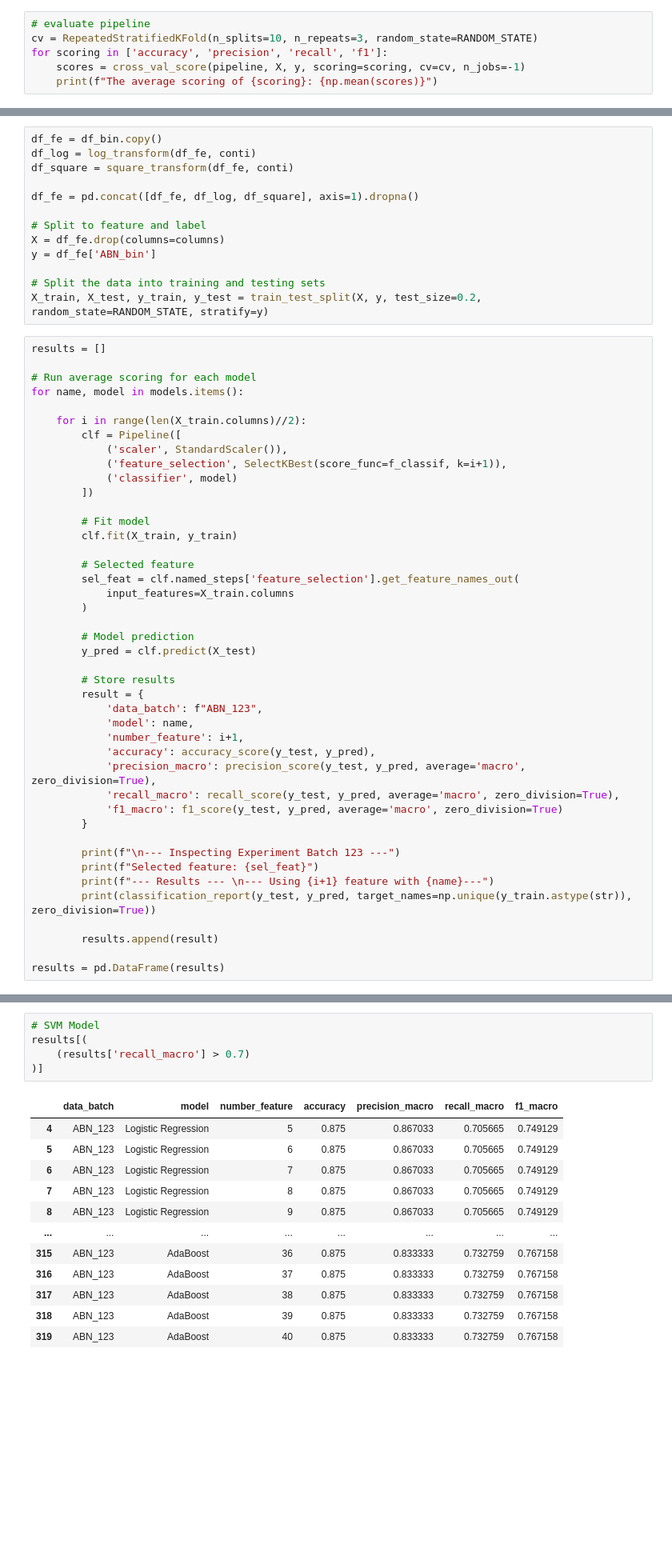
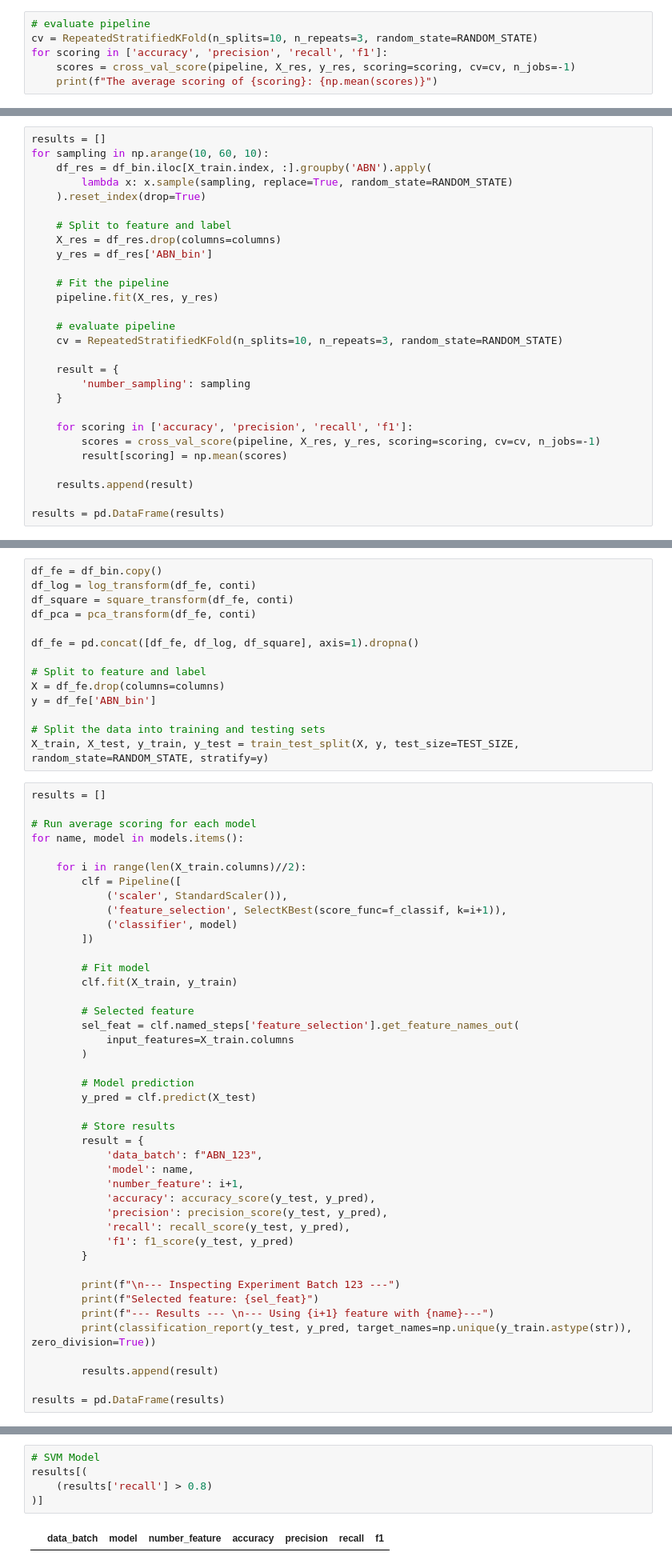
Before and after one commit to isaacebi/Aquaculture-Intelligence, a Jupyter notebook: notebooks/000-Abnormal_Detection_Tabular.ipynb, the cells around one changed output, grey strips where cells are left out. Shown at 80% size. Saved outputs shown, nothing was run; the diff lists cells and outputs as text; blank space fills up the shorter version.

```diff
--- a/notebooks/000-Abnormal_Detection_Tabular.ipynb
+++ b/notebooks/000-Abnormal_Detection_Tabular.ipynb
@@ -1110,6 +1273,6 @@ weighted avg       0.84      0.69      0.72       108
 # evaluate pipeline
 cv = RepeatedStratifiedKFold(n_splits=10, n_repeats=3, random_state=RANDOM_STATE)
 for scoring in ['accuracy', 'precision', 'recall', 'f1']:
-    scores = cross_val_score(pipeline, X, y, scoring=scoring, cv=cv, n_jobs=-1)
+    scores = cross_val_score(pipeline, X_res, y_res, scoring=scoring, cv=cv, n_jobs=-1)
     print(f"The average scoring of {scoring}: {np.mean(scores)}")
 # %% [output]
@@ -1119,0 +1283,28 @@ The average scoring of f1: 0.6315309472662415
+# %%
+results = []
+for sampling in np.arange(10, 60, 10):
+    df_res = df_bin.iloc[X_train.index, :].groupby('ABN').apply(
+        lambda x: x.sample(sampling, replace=True, random_state=RANDOM_STATE)
+    ).reset_index(drop=True)
+
+    # Split to feature and label
+    X_res = df_res.drop(columns=columns)
+    y_res = df_res['ABN_bin']
+
+    # Fit the pipeline
+    pipeline.fit(X_res, y_res)
+
+    # evaluate pipeline
+    cv = RepeatedStratifiedKFold(n_splits=10, n_repeats=3, random_state=RANDOM_STATE)
+
+    result = {
+        'number_sampling': sampling
+    }
+
+    for scoring in ['accuracy', 'precision', 'recall', 'f1']:
+        scores = cross_val_score(pipeline, X_res, y_res, scoring=scoring, cv=cv, n_jobs=-1)
+        result[scoring] = np.mean(scores)
+
+    results.append(result)
+
+results = pd.DataFrame(results)
@@ -1139,6 +1513,7 @@ def square_transform(df, columns):
 df_fe = df_bin.copy()
 df_log = log_transform(df_fe, conti)
 df_square = square_transform(df_fe, conti)
+df_pca = pca_transform(df_fe, conti)
 
 df_fe = pd.concat([df_fe, df_log, df_square], axis=1).dropna()
 
@@ -1147,7 +1522,7 @@ X = df_fe.drop(columns=columns)
 y = df_fe['ABN_bin']
 
 # Split the data into training and testing sets
-X_train, X_test, y_train, y_test = train_test_split(X, y, test_size=0.2, random_state=RANDOM_STATE, stratify=y)
+X_train, X_test, y_train, y_test = train_test_split(X, y, test_size=TEST_SIZE, random_state=RANDOM_STATE, stratify=y)
 # %%
 results = []
 
@@ -1178,9 +1553,9 @@ for name, model in models.items():
             'model': name,
             'number_feature': i+1,
             'accuracy': accuracy_score(y_test, y_pred),
-            'precision_macro': precision_score(y_test, y_pred, average='macro', zero_division=True),
-            'recall_macro': recall_score(y_test, y_pred, average='macro', zero_division=True),
-            'f1_macro': f1_score(y_test, y_pred, average='macro', zero_division=True)
+            'precision': precision_score(y_test, y_pred),
+            'recall': recall_score(y_test, y_pred),
+            'f1': f1_score(y_test, y_pred)
         }
 
         print(f"\n--- Inspecting Experiment Batch 123 ---")
@@ -1237,18 +1615,7 @@ results[(
 # %%
 # SVM Model
 results[(
-    (results['recall_macro'] > 0.7)
+    (results['recall'] > 0.8)
 )]
 # %% [output]
-|  | data_batch | model | number_feature | accuracy | precision_macro | recall_macro | f1_macro |
-| 4 | ABN_123 | Logistic Regression | 5 | 0.875 | 0.867033 | 0.705665 | 0.749129 |
-| 5 | ABN_123 | Logistic Regression | 6 | 0.875 | 0.867033 | 0.705665 | 0.749129 |
-| 6 | ABN_123 | Logistic Regression | 7 | 0.875 | 0.867033 | 0.705665 | 0.749129 |
-| 7 | ABN_123 | Logistic Regression | 8 | 0.875 | 0.867033 | 0.705665 | 0.749129 |
-| 8 | ABN_123 | Logistic Regression | 9 | 0.875 | 0.867033 | 0.705665 | 0.749129 |
-| ... | ... | ... | ... | ... | ... | ... | ... |
-| 315 | ABN_123 | AdaBoost | 36 | 0.875 | 0.833333 | 0.732759 | 0.767158 |
-| 316 | ABN_123 | AdaBoost | 37 | 0.875 | 0.833333 | 0.732759 | 0.767158 |
-| 317 | ABN_123 | AdaBoost | 38 | 0.875 | 0.833333 | 0.732759 | 0.767158 |
-| 318 | ABN_123 | AdaBoost | 39 | 0.875 | 0.833333 | 0.732759 | 0.767158 |
-| 319 | ABN_123 | AdaBoost | 40 | 0.875 | 0.833333 | 0.732759 | 0.767158 |
+|  | data_batch | model | number_feature | accuracy | precision | recall | f1 |
```
Also changed, not shown: parts of 76 cells of this notebook.
